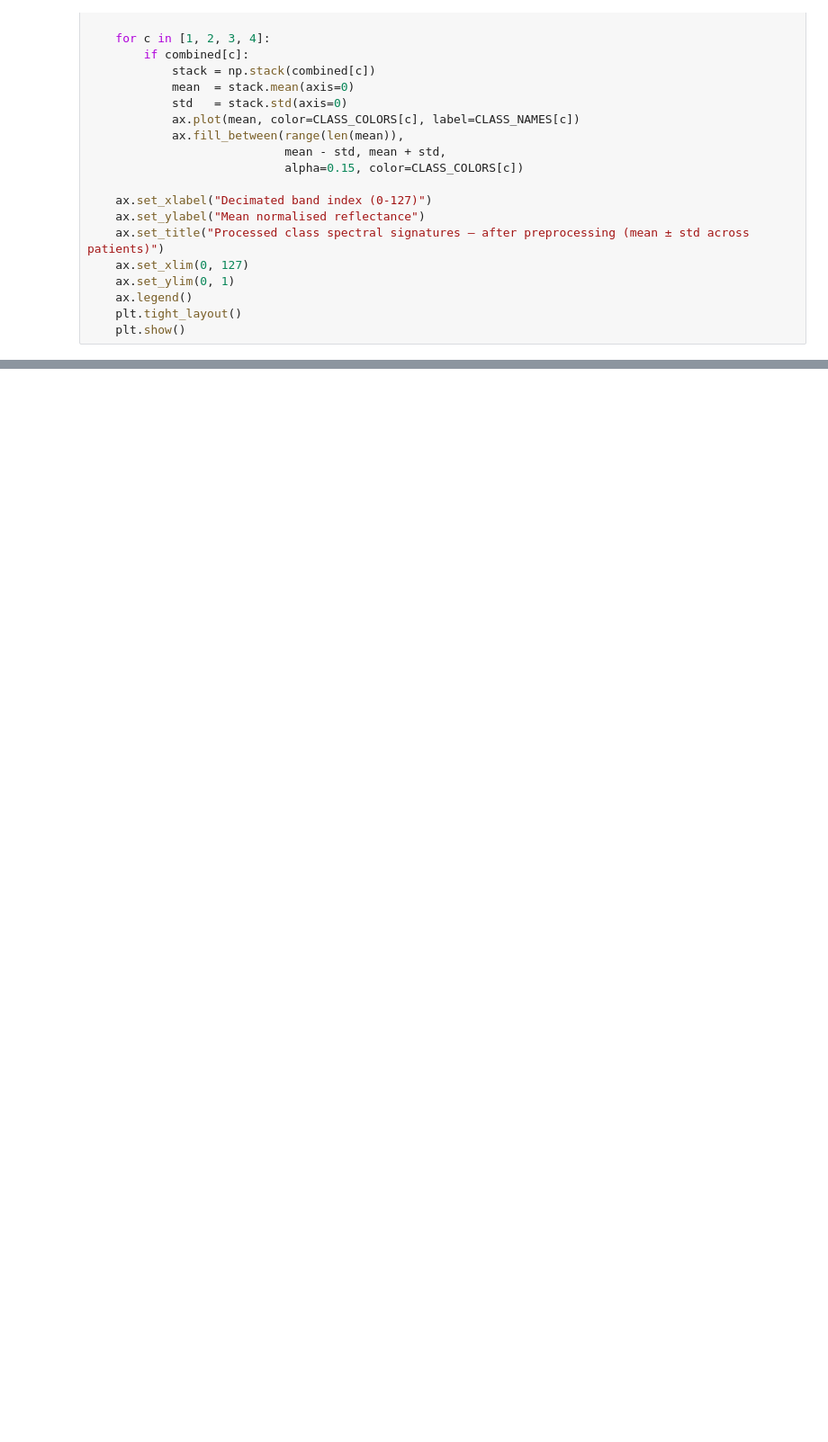
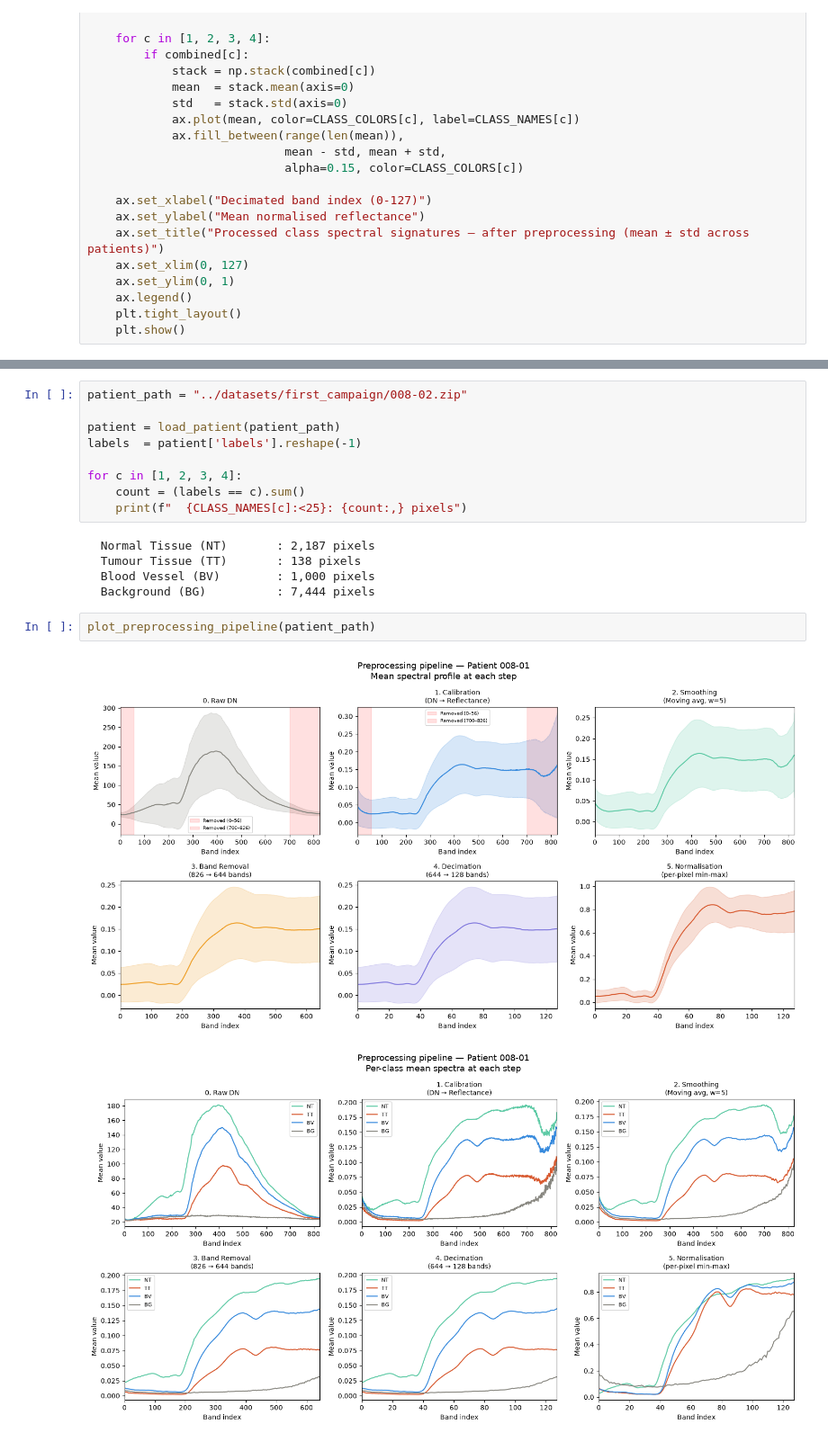
Before and after one commit to odelolajosh/brain-vision, a Jupyter notebook: notebooks/02_preprocessing.ipynb, the cells around one changed output, grey strips where cells are left out. Shown at 90% size. Saved outputs shown, nothing was run; the diff lists cells and outputs as text; blank space fills up the shorter version.

```diff
--- a/notebooks/02_preprocessing.ipynb
+++ b/notebooks/02_preprocessing.ipynb
@@ -296,0 +448,19 @@ plot_processed_class_spectra(all_patients)
+# %%
+patient_path = "../datasets/first_campaign/008-02.zip"
+
+patient = load_patient(patient_path)
+labels  = patient['labels'].reshape(-1)
+
+for c in [1, 2, 3, 4]:
+    count = (labels == c).sum()
+    print(f"  {CLASS_NAMES[c]:<25}: {count:,} pixels")
+# %% [output]
+  Normal Tissue (NT)       : 2,187 pixels
+  Tumour Tissue (TT)       : 138 pixels
+  Blood Vessel (BV)        : 1,000 pixels
+  Background (BG)          : 7,444 pixels
+# %%
+plot_preprocessing_pipeline(patient_path)
+# %% [output]
+[figure, added]
+[figure, added]
```
Also changed, not shown: parts of 4 cells of this notebook, 3 other files.
